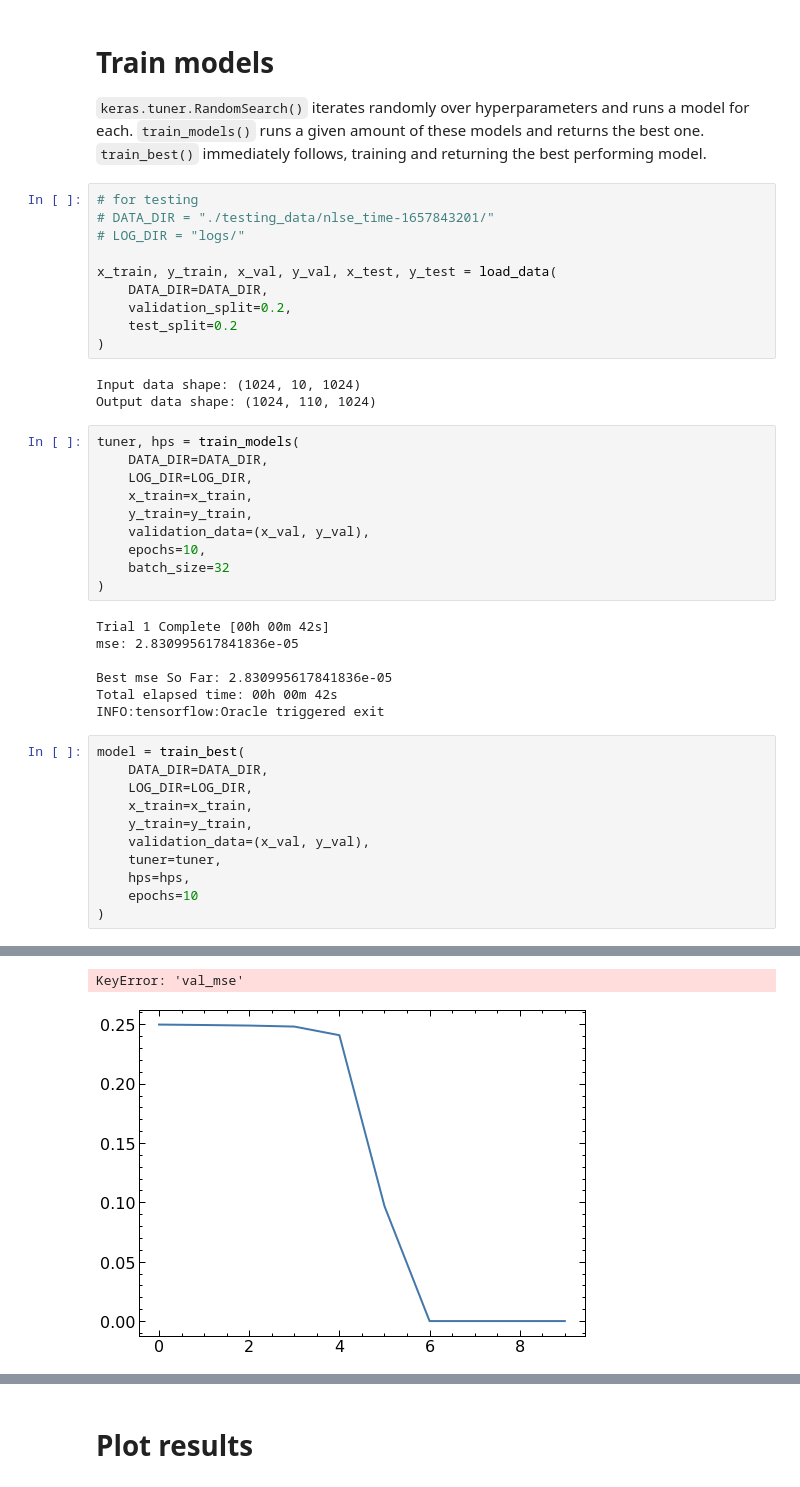
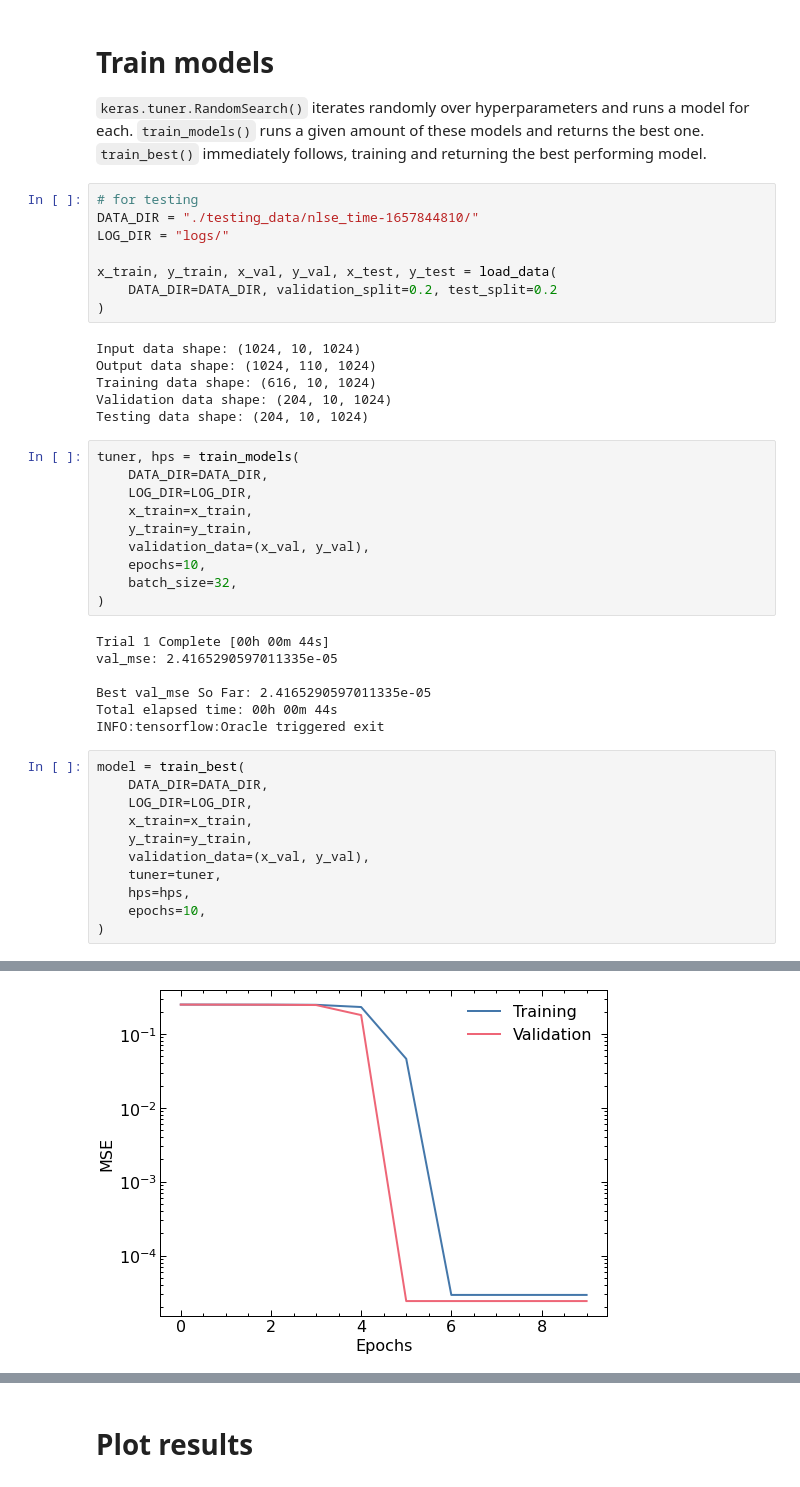
Before and after one commit to jeremythurston/NL_RNN, a Jupyter notebook: RNN_main.ipynb, the cells around one changed output, grey strips where cells are left out. Cells and saved outputs as stored; diff of their text form.

Commit message:
Updated plots

```diff
--- a/RNN_main.ipynb
+++ b/RNN_main.ipynb
@@ -19,17 +27,18 @@ generate_data(DATA_DIR)
 `keras.tuner.RandomSearch()` iterates randomly over hyperparameters and runs a model for each. `train_models()` runs a given amount of these models and returns the best one. `train_best()` immediately follows, training and returning the best performing model.
 # %%
 # for testing
-# DATA_DIR = "./testing_data/nlse_time-1657843201/"
-# LOG_DIR = "logs/"
+DATA_DIR = "./testing_data/nlse_time-1657844810/"
+LOG_DIR = "logs/"
 
 x_train, y_train, x_val, y_val, x_test, y_test = load_data(
-    DATA_DIR=DATA_DIR,
-    validation_split=0.2,
-    test_split=0.2
+    DATA_DIR=DATA_DIR, validation_split=0.2, test_split=0.2
 )
 # %% [output]
 Input data shape: (1024, 10, 1024)
 Output data shape: (1024, 110, 1024)
+Training data shape: (616, 10, 1024)
+Validation data shape: (204, 10, 1024)
+Testing data shape: (204, 10, 1024)
 # %%
 tuner, hps = train_models(
     DATA_DIR=DATA_DIR,
@@ -38,14 +47,14 @@ tuner, hps = train_models(
     y_train=y_train,
     validation_data=(x_val, y_val),
     epochs=10,
-    batch_size=32
+    batch_size=32,
 )
 # %% [output]
-Trial 1 Complete [00h 00m 42s]
-mse: 2.830995617841836e-05
+Trial 1 Complete [00h 00m 44s]
+val_mse: 2.4165290597011335e-05
 
-Best mse So Far: 2.830995617841836e-05
-Total elapsed time: 00h 00m 42s
+Best val_mse So Far: 2.4165290597011335e-05
+Total elapsed time: 00h 00m 44s
 INFO:tensorflow:Oracle triggered exit
 # %%
 model = train_best(
@@ -56,7 +65,7 @@ model = train_best(
     validation_data=(x_val, y_val),
     tuner=tuner,
     hps=hps,
-    epochs=10
+    epochs=10,
 )
 # %% [output]
 Epoch 1/10
@@ -82,3 +91,2 @@ Epoch 10/10
-KeyError: 'val_mse'
-[figure, old version]
+[figure, new version]
 # %% [markdown]
```
Also changed, not shown: parts of 12 cells of this notebook, 2 other files.
